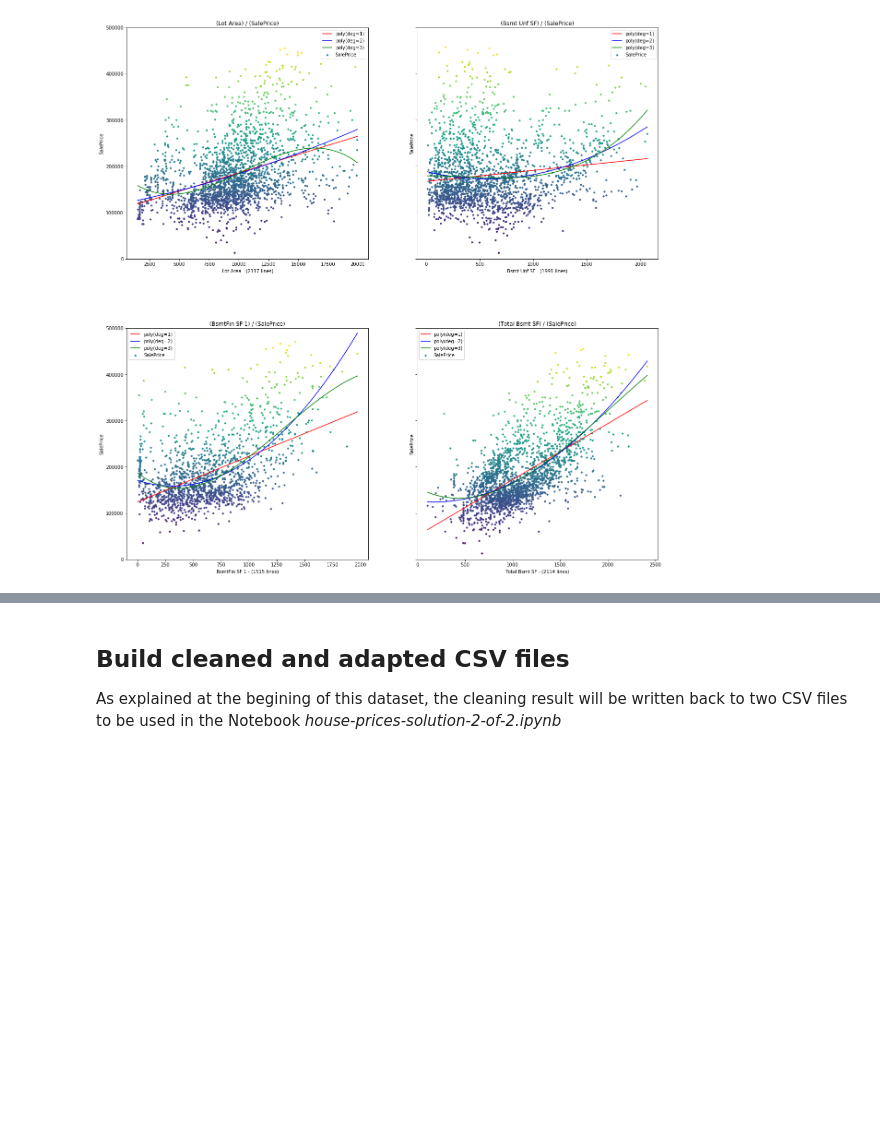
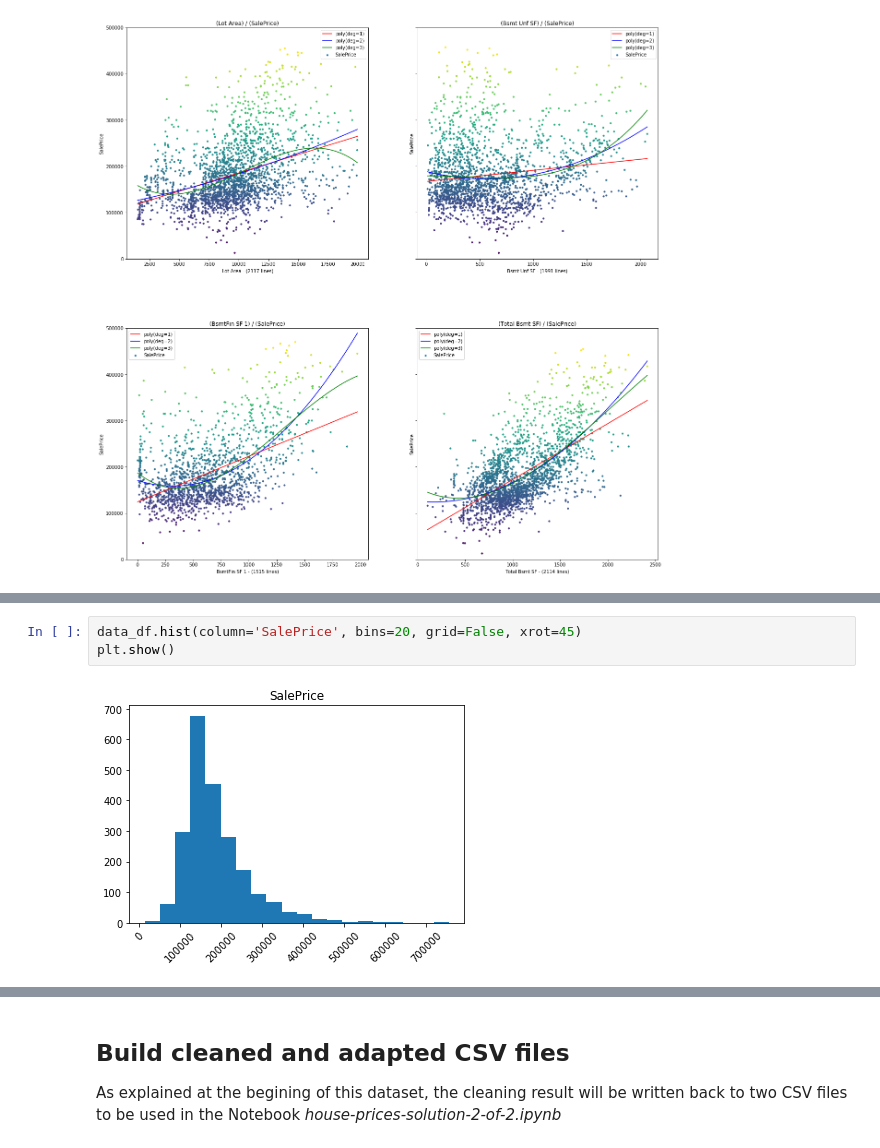
Before and after one commit to xnicolovici/machine_learning, a Jupyter notebook: notebooks/Course No 3/09. Course project/03. Part 2 - House prices/house-prices-solution-1-of-2.ipynb, the cells around one changed output, grey strips where cells are left out. Saved outputs shown, nothing was run; the diff lists cells and outputs as text; blank space fills up the shorter version.

```diff
--- a/notebooks/Course No 3/09. Course project/03. Part 2 - House prices/house-prices-solution-1-of-2.ipynb
+++ b/notebooks/Course No 3/09. Course project/03. Part 2 - House prices/house-prices-solution-1-of-2.ipynb
@@ -1446,0 +1457,5 @@ Drawing graphs 2 x 2 (number of column = 4)
+# %%
+data_df.hist(column='SalePrice', bins=20, grid=False, xrot=45)
+plt.show()
+# %% [output]
+[figure, added]
```
Also changed, not shown: parts of 25 cells of this notebook, 4 other files.
